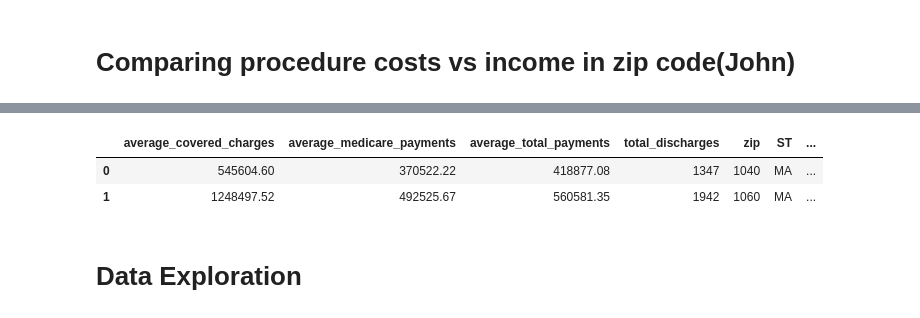
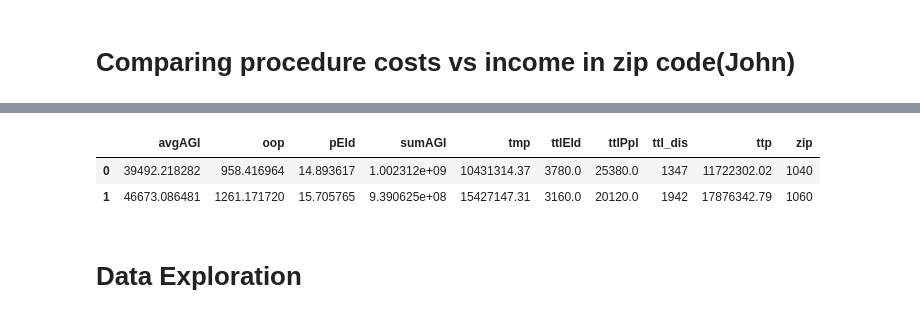
Before and after one commit to jwarlop/BC_Proj001, a Jupyter notebook: main.ipynb, the cells around one changed output, grey strips where cells are left out. Cells and saved outputs as stored; diff of their text form; code cells hidden in the pictures.

```diff
--- a/main.ipynb
+++ b/main.ipynb
@@ -331,3 +331,13 @@ plt.scatter(merge_table[2011], merge_table["average_patient_payment"], s=100)
 [figure]
 # %% [markdown]
 # Avg Cost of Procedure in each state(John)
+# %%
+ttld_l = main_df['total_discharges'].tolist()
+amp_l = main_df['average_medicare_payments'].tolist()
+atp_l = main_df['average_total_payments'].tolist()
+tmp_l = [i*j for i,j in zip(ttld_l,amp_l)]
+ttp_l = [i*j for i,j in zip(ttld_l,atp_l)]
+main_df['total_medicare_payments']=tmp_l
+main_df['total_total_payments']=ttp_l
+#main_df = main_df.drop(['total_medicare_payments','total_total_payments'],axis=1)
+main_df.head(1)
@@ -355,29 +430,21 @@ Index(['average_covered_charges', 'average_total_payments', 'total_discharges',
 # %%
-df_zip = main_df.groupby(['provider_zip_code']).\
-            aggregate({'average_covered_charges':'sum',\
-                       'average_medicare_payments':'sum',\
-                       'average_total_payments':'sum','total_discharges':'sum'})
-new_idx = [i for i in range(0,df_zip.shape[0])]
-zc_v = df_zip.index.tolist()
-df_zip['idx']=new_idx
-df_zip['zip']=zc_v
-df_zip.set_index('idx',inplace=True)
-#df_zip['zip'] = df_zip['zip'].astype(str)
-#zip_s = df_zip['zip'].tolist()
-#zip_s = ['0'+s if len(s) == 4 else s for s in zip_s]
-#df_zip['zip']=zip_s
-#df_zip.shape
-merged_25K = pd.merge(df_zip,df_zip_25K,on='zip',how='inner')
-merged_50K = pd.merge(df_zip,df_zip_50K,on='zip',how='inner')
-merged_75K = pd.merge(df_zip,df_zip_75K,on='zip',how='inner')
-merged_100K = pd.merge(df_zip,df_zip_100K,on='zip',how='inner')
-merged_200K = pd.merge(df_zip,df_zip_200K,on='zip',how='inner')
-merged_1M   = pd.merge(df_zip,df_zip_1M,on='zip',how='inner')
-merged_1M.head(2)
+#merged_##K columns are: average_covered_charges, average_medicare_payments,
+#                       average_total_payments,total_discharges,zip,ST,AGI,TtlSR,TtlJR,Eld
+merged_25K  = pd.merge(df_costs_zip,df_zip_25K,on='zip',how='inner')
+merged_50K  = pd.merge(df_costs_zip,df_zip_50K,on='zip',how='inner')
+merged_75K  = pd.merge(df_costs_zip,df_zip_75K,on='zip',how='inner')
+merged_100K = pd.merge(df_costs_zip,df_zip_100K,on='zip',how='inner')
+merged_200K = pd.merge(df_costs_zip,df_zip_200K,on='zip',how='inner')
+merged_1M   = pd.merge(df_costs_zip,df_zip_1M,on='zip',how='inner')
+df_tuple = (merged_25K,merged_50K,merged_75K,merged_100K,merged_200K,merged_1M)
+df_agi = strip_bins(df_tuple)
+df_agi.to_pickle('df_agi.pkl')
-# %% [output]
-|  | average_covered_charges | average_medicare_payments | average_total_payments | total_discharges | zip | ST | ... |
-| 0 | 545604.60 | 370522.22 | 418877.08 | 1347 | 1040 | MA | ... |
-| 1 | 1248497.52 | 492525.67 | 560581.35 | 1942 | 1060 | MA | ... |
+# %%
+df_agi.head(2)
+# %% [output]
+|  | avgAGI | oop | pEld | sumAGI | tmp | ttlEld | ttlPpl | ttl_dis | ttp | zip |
+| 0 | 39492.218282 | 958.416964 | 14.893617 | 1.002312e+09 | 10431314.37 | 3780.0 | 25380.0 | 1347 | 11722302.02 | 1040 |
+| 1 | 46673.086481 | 1261.171720 | 15.705765 | 9.390625e+08 | 15427147.31 | 3160.0 | 20120.0 | 1942 | 17876342.79 | 1060 |
 # %% [markdown]
 # Data Exploration
 # %% [markdown]
```
Also changed, not shown: parts of 4 cells of this notebook.
